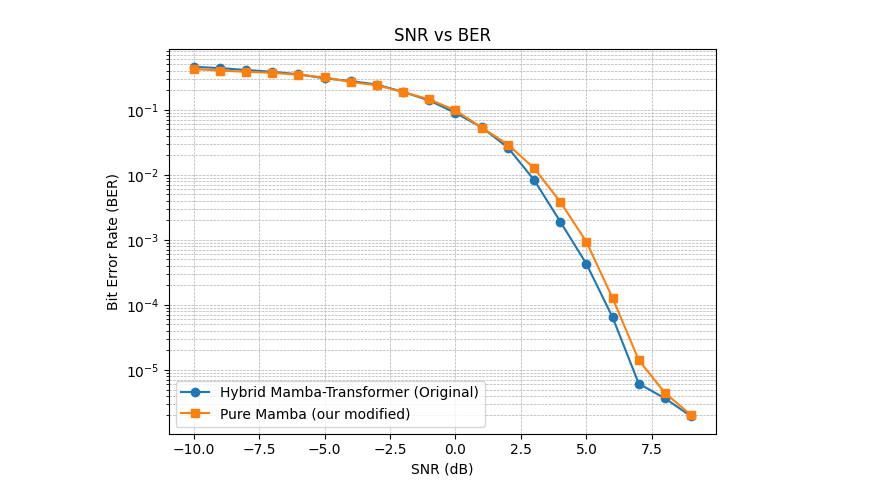
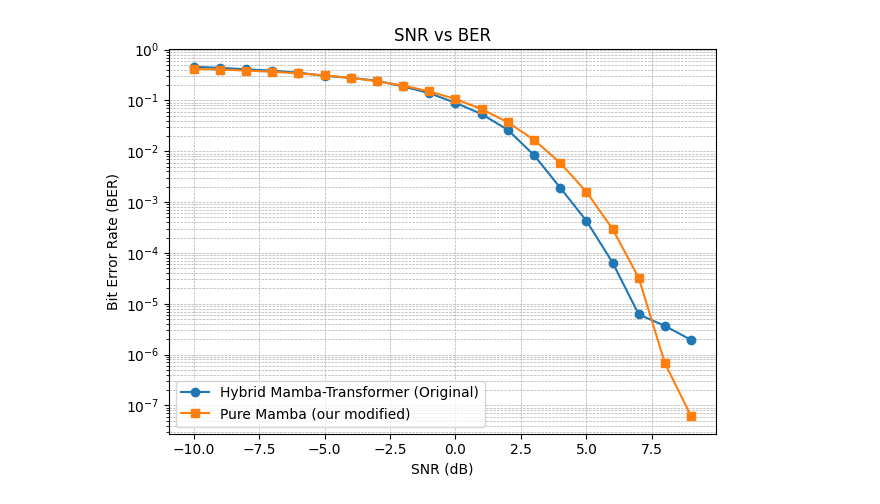
Before and after one commit to baelthebard42/5G-Polar-Decoder, a Jupyter notebook: mamba_validation.ipynb, the cells around one changed output. Saved outputs shown, nothing was run; the diff lists cells and outputs as text; code cells hidden in the pictures.

```diff
--- a/mamba_validation.ipynb
+++ b/mamba_validation.ipynb
@@ -61,10 +61,10 @@ def plot_snr_vs_ber_two_files(
 # %%
 
 
 plot_snr_vs_ber_two_files(json_path_1="./results/run_1/FB695E38DCAC256534362A7B092CCBFD/validation_hybrid_mamba_transformer.json",
-                          json_path_2="./results/run_6/FB695E38DCAC256534362A7B092CCBFD/validation_pure_mamba.json",
+                          json_path_2="./results/run_3/FB695E38DCAC256534362A7B092CCBFD/validation_pure_mamba_with_inf_time.json",
                           label_1="Hybrid Mamba-Transformer (Original)",
                           label_2="Pure Mamba (our modified)"
                           )
 # %% [output]
-[figure, old version]
+[figure, new version]
```
Also changed, not shown: 5 other files.
